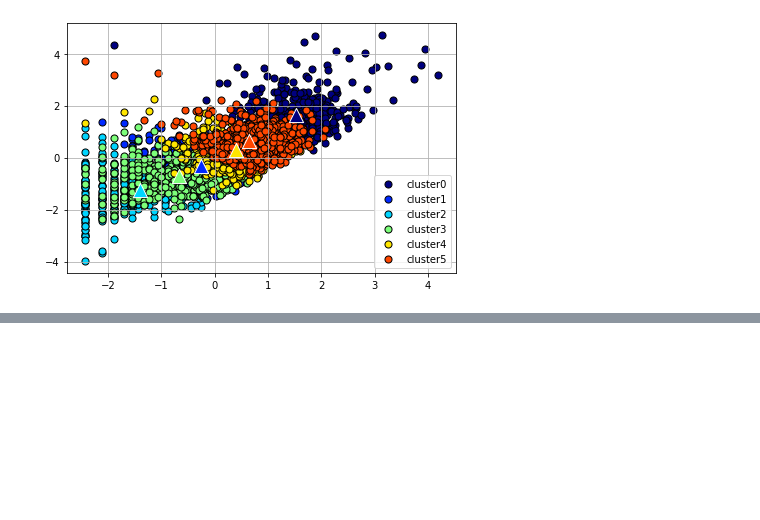
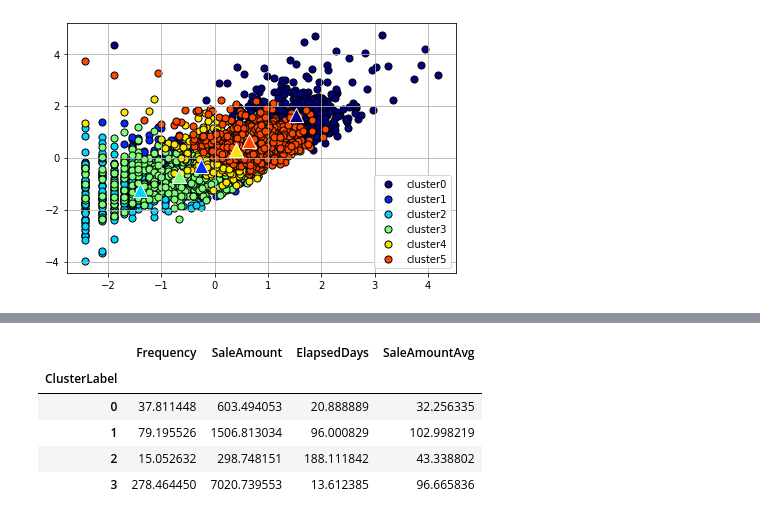
Before and after one commit to welwitschias/MachineLearning, a Jupyter notebook: 25_clustering_analysis.ipynb, the cells around one changed output, grey strips where cells are left out. Cells and saved outputs as stored; diff of their text form; code cells hidden in the pictures; blank space fills up the shorter version.

```diff
--- a/25_clustering_analysis.ipynb
+++ b/25_clustering_analysis.ipynb
@@ -334,0 +389,10 @@ clusterScatter(6, X_features_scaled)
+# %%
+customer_cluster_df.drop(['CustomerID'], axis=1,
+                         inplace=False).groupby('ClusterLabel').mean()
+# %% [output]
+|  | Frequency | SaleAmount | ElapsedDays | SaleAmountAvg |
+| ClusterLabel |  |  |  |  |
+| 0 | 37.811448 | 603.494053 | 20.888889 | 32.256335 |
+| 1 | 79.195526 | 1506.813034 | 96.000829 | 102.998219 |
+| 2 | 15.052632 | 298.748151 | 188.111842 | 43.338802 |
+| 3 | 278.464450 | 7020.739553 | 13.612385 | 96.665836 |
```
Also changed, not shown: parts of 9 cells of this notebook, 6 other files.
